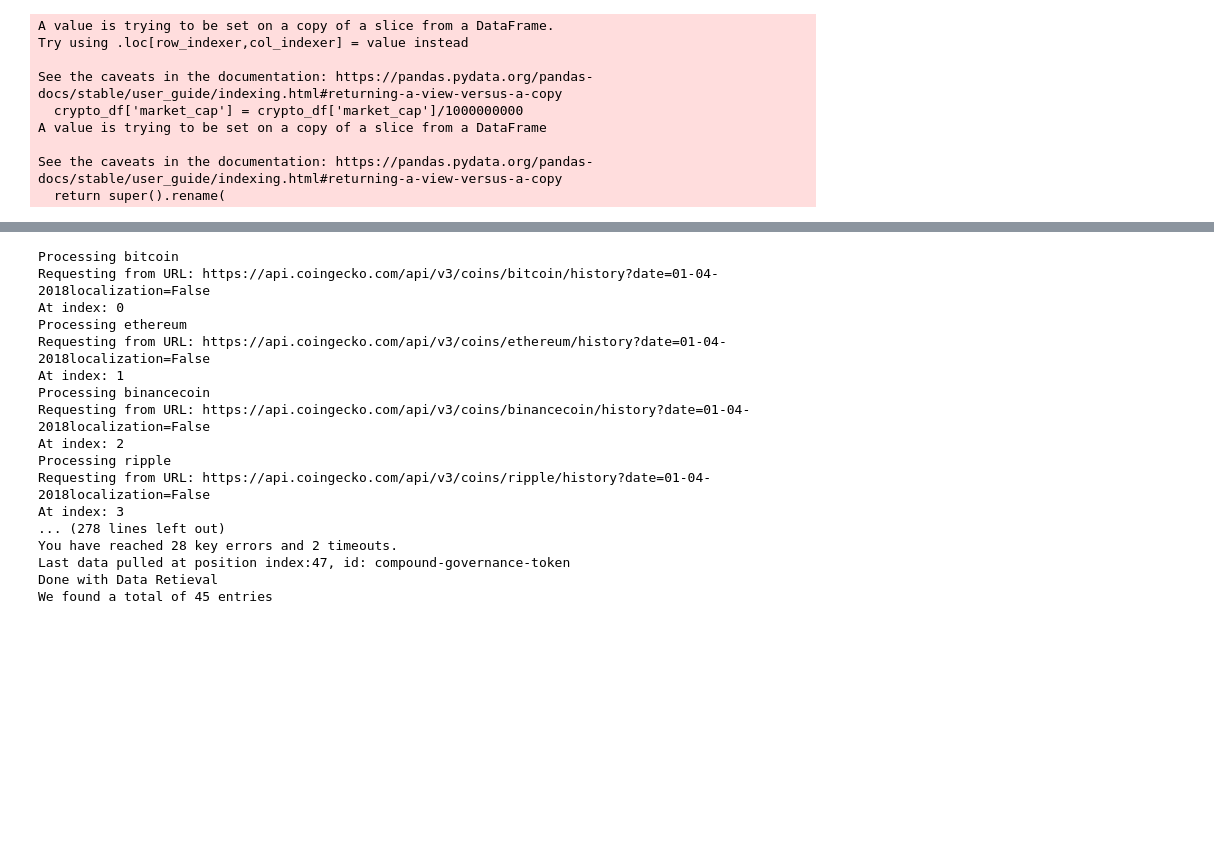
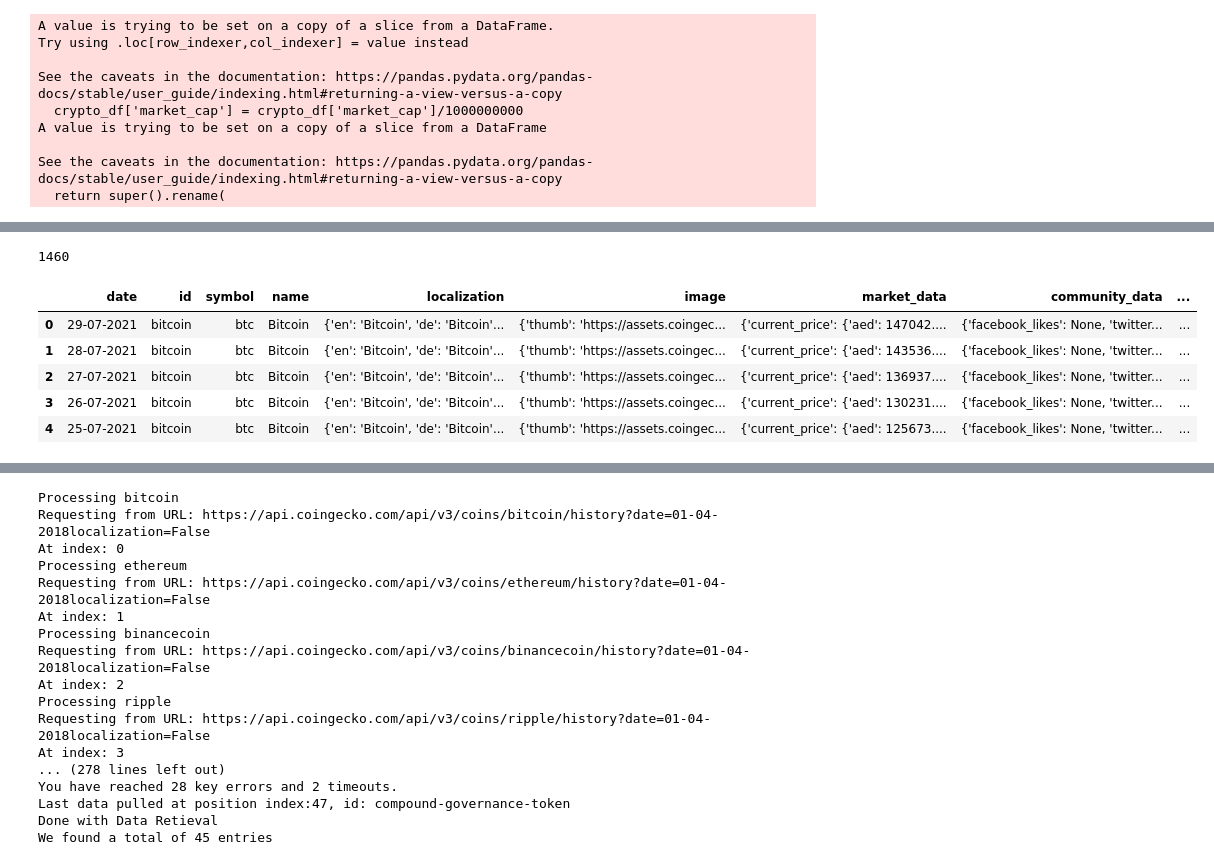
Before and after one commit to DataJohann/cryptocurrencies, a Jupyter notebook: crypto/data_extraction/data_extraction_app.ipynb, the cells around one changed output, grey strips where cells are left out. Drawn from its saved outputs; the diff is of its cells as text; code cells hidden in the pictures; blank space fills up the shorter version.

```diff
--- a/crypto/data_extraction/data_extraction_app.ipynb
+++ b/crypto/data_extraction/data_extraction_app.ipynb
@@ -100,0 +182,18 @@ response_json['market_data']['market_cap']['usd']
+# %%
+# Verify list
+len(bitcoin_list)
+# %% [output]
+1460
+# %%
+#make the list into a dataframe to save is as a csv
+
+bitcoin_df = pd.DataFrame(bitcoin_list)
+bitcoin_df.to_csv('../static/data/bitcoin_four_years_data.csv')
+bitcoin_df.head()
+# %% [output]
+|  | date | id | symbol | name | localization | image | market_data | community_data | ... |
+| 0 | 29-07-2021 | bitcoin | btc | Bitcoin | {'en': 'Bitcoin', 'de': 'Bitcoin'... | {'thumb': 'https://assets.coingec... | {'current_price': {'aed': 147042.... | {'facebook_likes': None, 'twitter... | ... |
+| 1 | 28-07-2021 | bitcoin | btc | Bitcoin | {'en': 'Bitcoin', 'de': 'Bitcoin'... | {'thumb': 'https://assets.coingec... | {'current_price': {'aed': 143536.... | {'facebook_likes': None, 'twitter... | ... |
+| 2 | 27-07-2021 | bitcoin | btc | Bitcoin | {'en': 'Bitcoin', 'de': 'Bitcoin'... | {'thumb': 'https://assets.coingec... | {'current_price': {'aed': 136937.... | {'facebook_likes': None, 'twitter... | ... |
+| 3 | 26-07-2021 | bitcoin | btc | Bitcoin | {'en': 'Bitcoin', 'de': 'Bitcoin'... | {'thumb': 'https://assets.coingec... | {'current_price': {'aed': 130231.... | {'facebook_likes': None, 'twitter... | ... |
+| 4 | 25-07-2021 | bitcoin | btc | Bitcoin | {'en': 'Bitcoin', 'de': 'Bitcoin'... | {'thumb': 'https://assets.coingec... | {'current_price': {'aed': 125673.... | {'facebook_likes': None, 'twitter... | ... |
```
Also changed, not shown: parts of 15 cells of this notebook, 10 other files.
